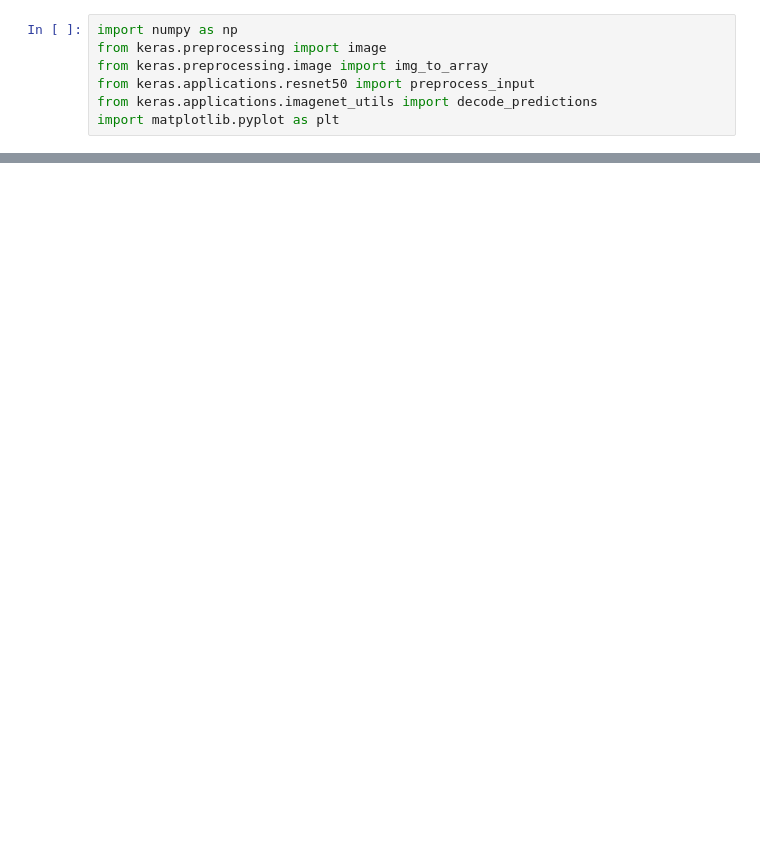
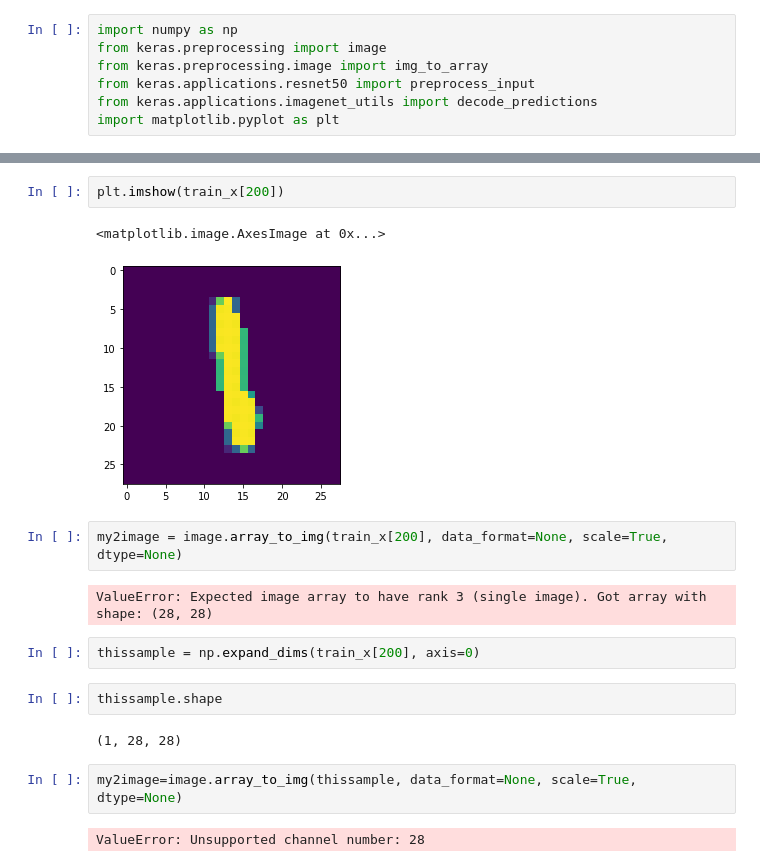
Before and after one commit to Sunghwan-DS/MyFolder, a Jupyter notebook: 머신러닝 실습/MNIST/mnist 실습.ipynb, the cells around one changed output, grey strips where cells are left out. Drawn from its saved outputs; the diff is of its cells as text; blank space fills up the shorter version.

```diff
--- a/머신러닝 실습/MNIST/mnist 실습.ipynb
+++ b/머신러닝 실습/MNIST/mnist 실습.ipynb
@@ -362,0 +392,19 @@ check.shape
+# %%
+plt.imshow(train_x[200])
+# %% [output]
+<matplotlib.image.AxesImage at 0x...>
+[figure, added]
+# %%
+my2image = image.array_to_img(train_x[200], data_format=None, scale=True, dtype=None)
+# %% [output]
+ValueError: Expected image array to have rank 3 (single image). Got array with shape: (28, 28)
+# %%
+thissample = np.expand_dims(train_x[200], axis=0)
+# %%
+thissample.shape
+# %% [output]
+(1, 28, 28)
+# %%
+my2image=image.array_to_img(thissample, data_format=None, scale=True, dtype=None)
+# %% [output]
+ValueError: Unsupported channel number: 28
```
Also changed, not shown: parts of 16 cells of this notebook.
